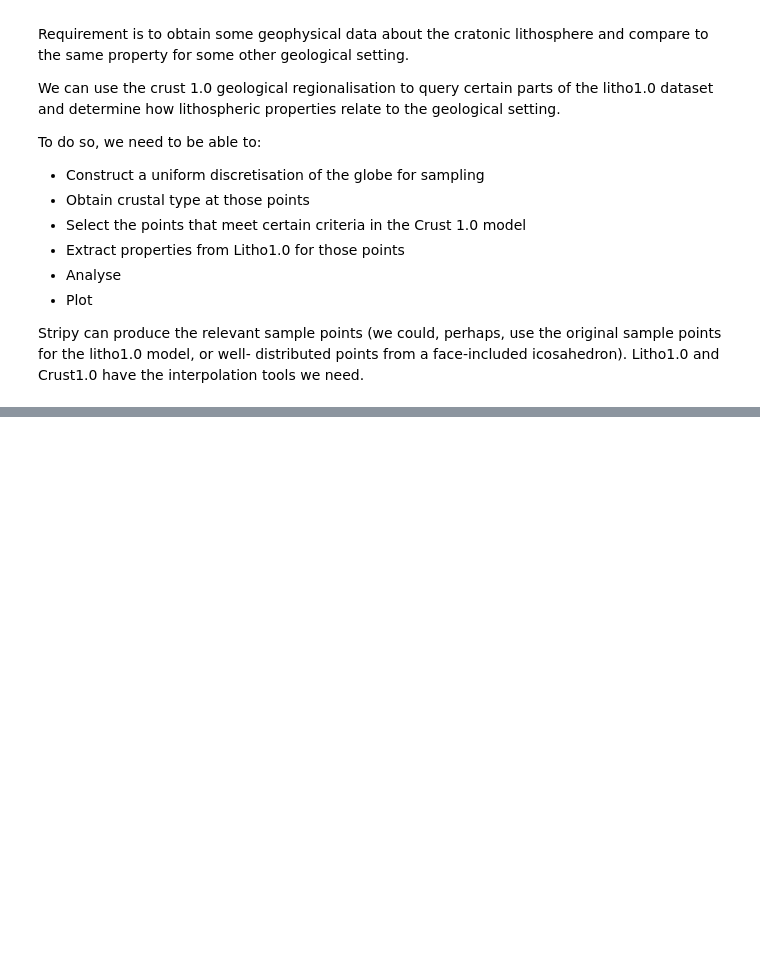
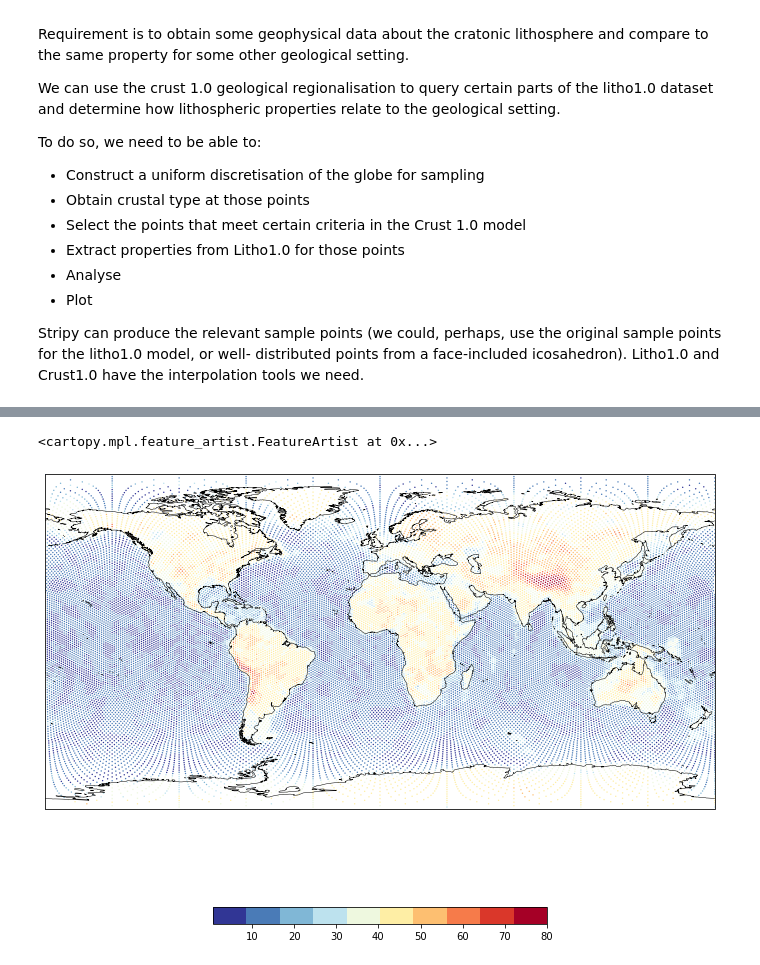
Before and after one commit to underworldcode/stripy, a Jupyter notebook: jupyterbook/SphericalMeshing/Litho1pt0/WorkEx1-CratonAverageProperties.ipynb, the cells around one changed output, grey strips where cells are left out. Cells and saved outputs as stored; diff of their text form; code cells hidden in the pictures; blank space fills up the shorter version.

```diff
--- a/jupyterbook/SphericalMeshing/Litho1pt0/WorkEx1-CratonAverageProperties.ipynb
+++ b/jupyterbook/SphericalMeshing/Litho1pt0/WorkEx1-CratonAverageProperties.ipynb
@@ -72,33 +120,36 @@ print("Crust thickness - {}, {}".format(cthickness.min(), cthickness.max()))
 # %%
 ## Is that sensible ?
 
 %matplotlib inline
 
 import cartopy
 import cartopy.crs as ccrs
 import matplotlib.pyplot as plt
 
 global_extent     = [-180.0, 180.0, -89, 89]
 
 projection0 = ccrs.PlateCarree()
 projection1 = ccrs.Orthographic(central_longitude=140.0, central_latitude=0.0, globe=None)
 projection2 = ccrs.Mollweide()
 projection3 = ccrs.Robinson()
 base_projection = ccrs.PlateCarree()
 
 fig = plt.figure(figsize=(12, 12), facecolor="none")
 ax  = plt.subplot(111, projection=projection0)
 ax.set_global()
 
 colormap = plt.cm.get_cmap('RdYlBu_r', 10)
 
-m = ax.scatter(longitudes_in_degrees, latitudes_in_degrees, c=sthickness, cmap=colormap,
+m = ax.scatter(longitudes_in_degrees, latitudes_in_degrees, c=cthickness, cmap=colormap,
                s=2.0, linewidth=0.0, transform=ccrs.PlateCarree())
 
 plt.colorbar(mappable=m, orientation="horizontal", shrink=0.5)
 
 #ax.add_feature(cartopy.feature.OCEAN, alpha=0.5, zorder=99, facecolor="#BBBBBB")
 ax.coastlines(resolution="50m", zorder=100, linewidth=0.5)
+# %% [output]
+<cartopy.mpl.feature_artist.FeatureArtist at 0x...>
+[figure, added]
 # %%
 crustype = litho1pt0.crust_type_at(lat=np.degrees(even_mesh.lats), lon=np.degrees(even_mesh.lons))
 # %%
```
Also changed, not shown: parts of 9 cells of this notebook, 23 other files.
